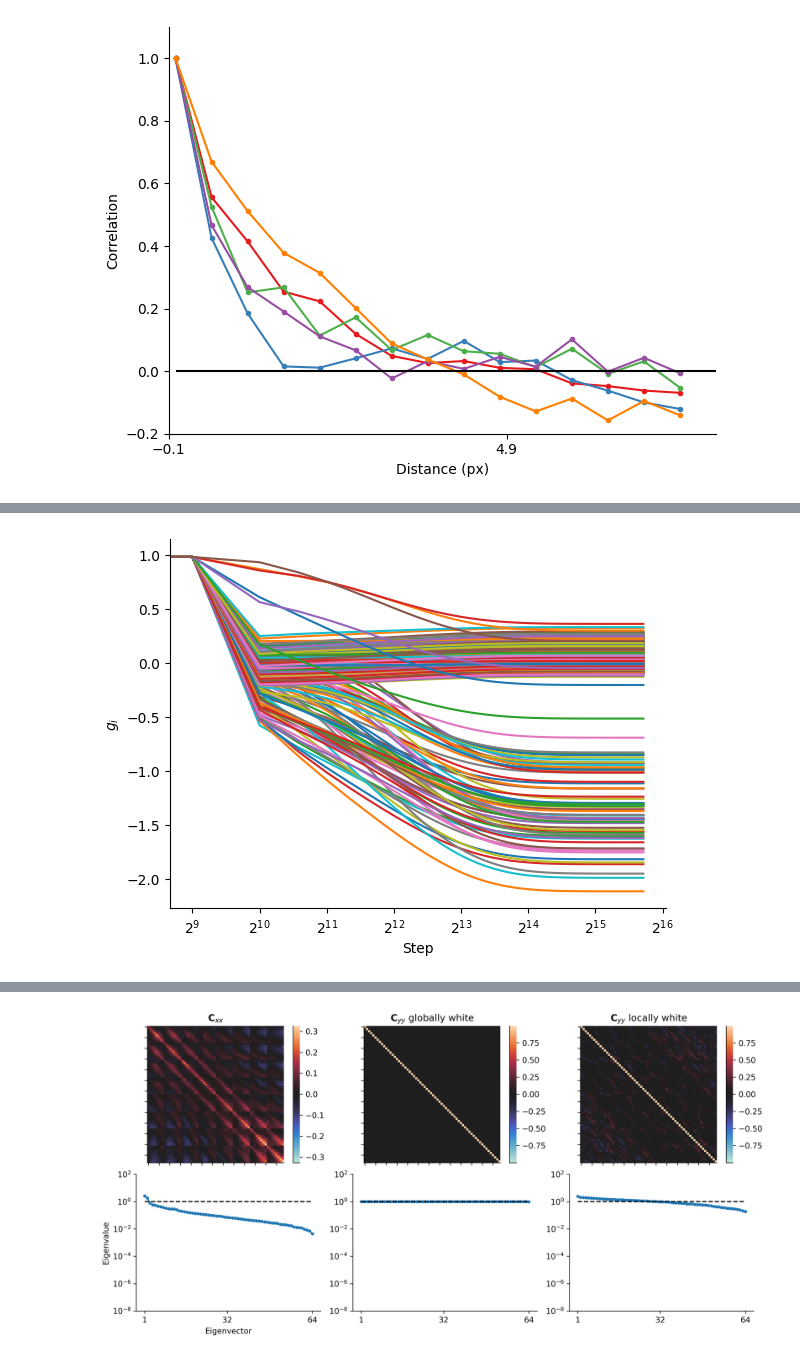
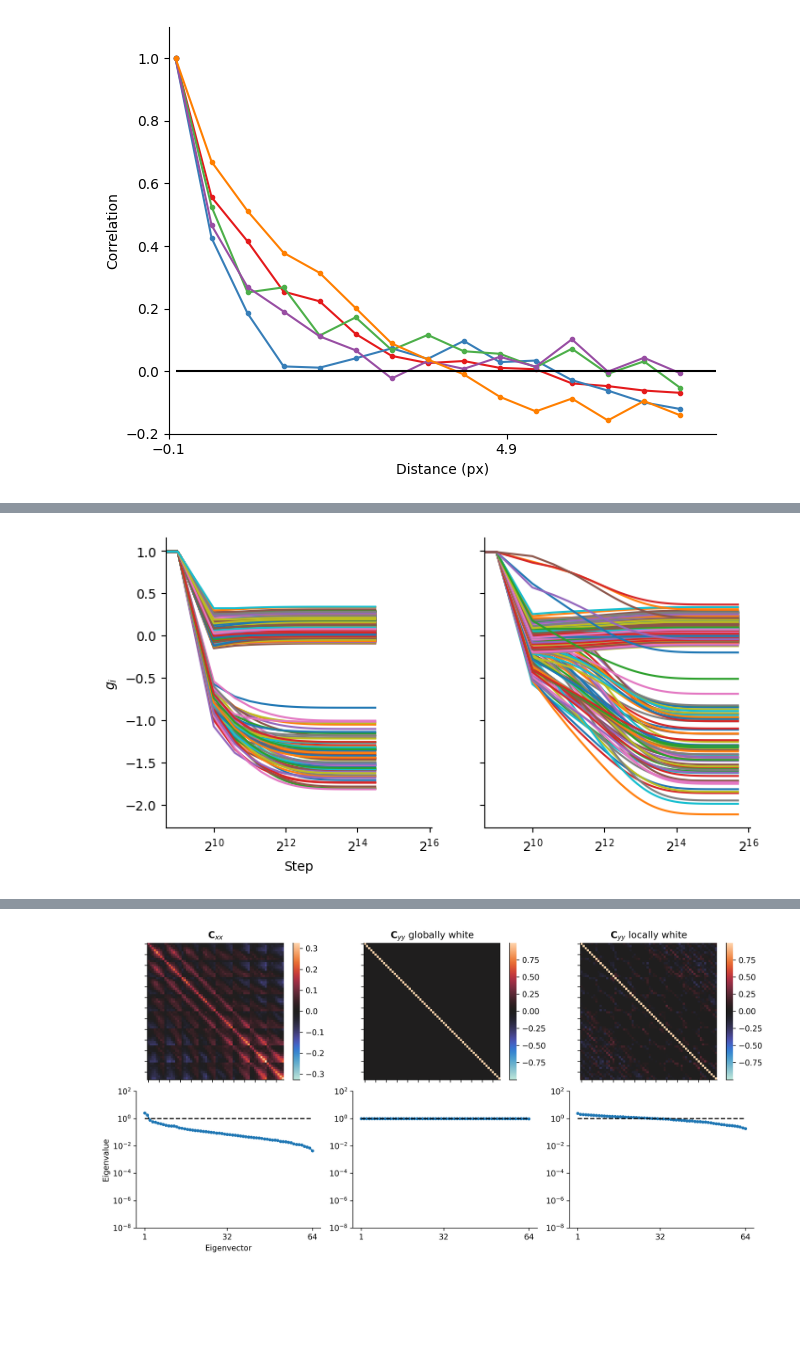
Before and after one commit to lyndond/frame_whitening, a Jupyter notebook: figures/conv2d.ipynb, the cells around one changed output, grey strips where cells are left out. Saved outputs shown, nothing was run; the diff lists cells and outputs as text; code cells hidden in the pictures; blank space fills up the shorter version.

```diff
--- a/figures/conv2d.ipynb
+++ b/figures/conv2d.ipynb
@@ -151,11 +153,13 @@ g_last_multi, g_all_multi, _, _ = fws.adapt_covariance(
 # %%
-fig, ax = plt.subplots(1, 1, sharex="all", sharey="all")
-ax.plot(np.arange(0, len(g_all)*step_skip, step_skip), g_all)
-ax.set(xlabel=f"Step", ylabel=r"$g_i$")
-ax.set_xscale('log', base=2)
+fig, ax = plt.subplots(1, 2, figsize=(8, 4), sharex="all", sharey="all")
+ax[1].plot(np.arange(0, len(g_all_multi)*step_skip, step_skip), g_all_multi)
+ax[0].plot(np.arange(0, len(g_all)*step_skip, step_skip), g_all)
+
+ax[0].set(xlabel=f"Step", ylabel=r"$g_i$")
+ax[0].set_xscale('log', base=2)
 sns.despine()
 # %% [output]
-[figure, old version]
+[figure, new version]
 # %%
 WGW = W @ (g_last[0][:,None] * W.T)
 Ixx = np.eye(patch_h * patch_w)
```
Also changed, not shown: parts of 6 cells of this notebook, 2 other files.
